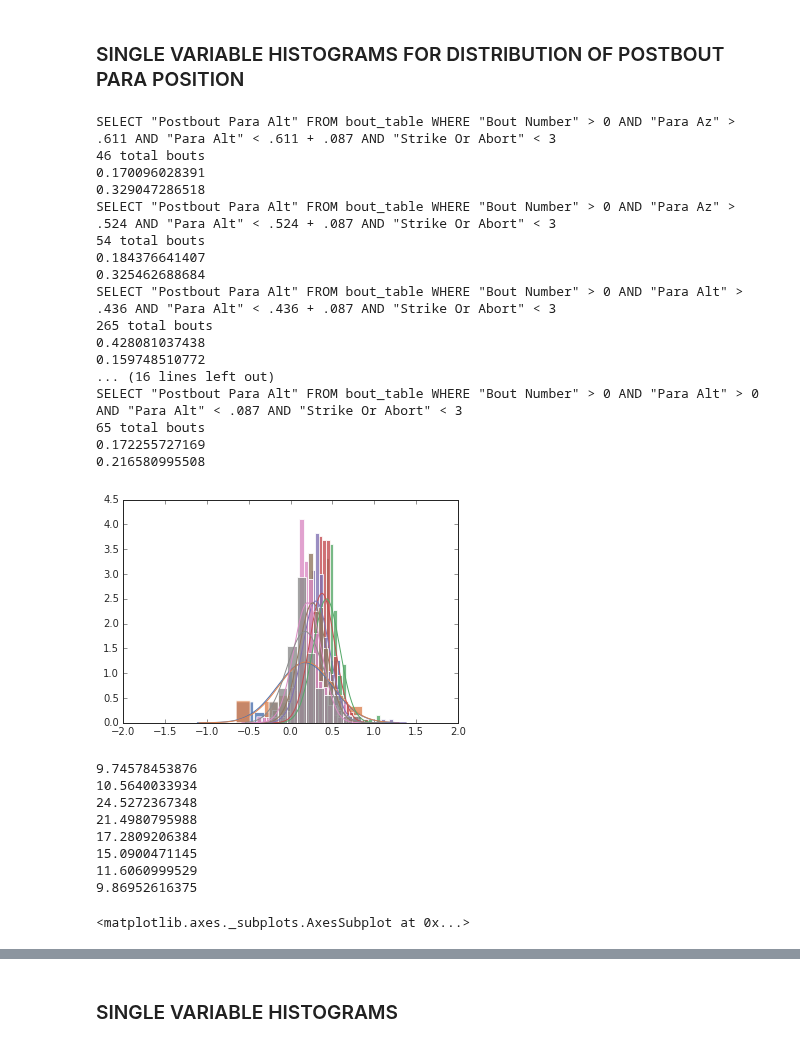
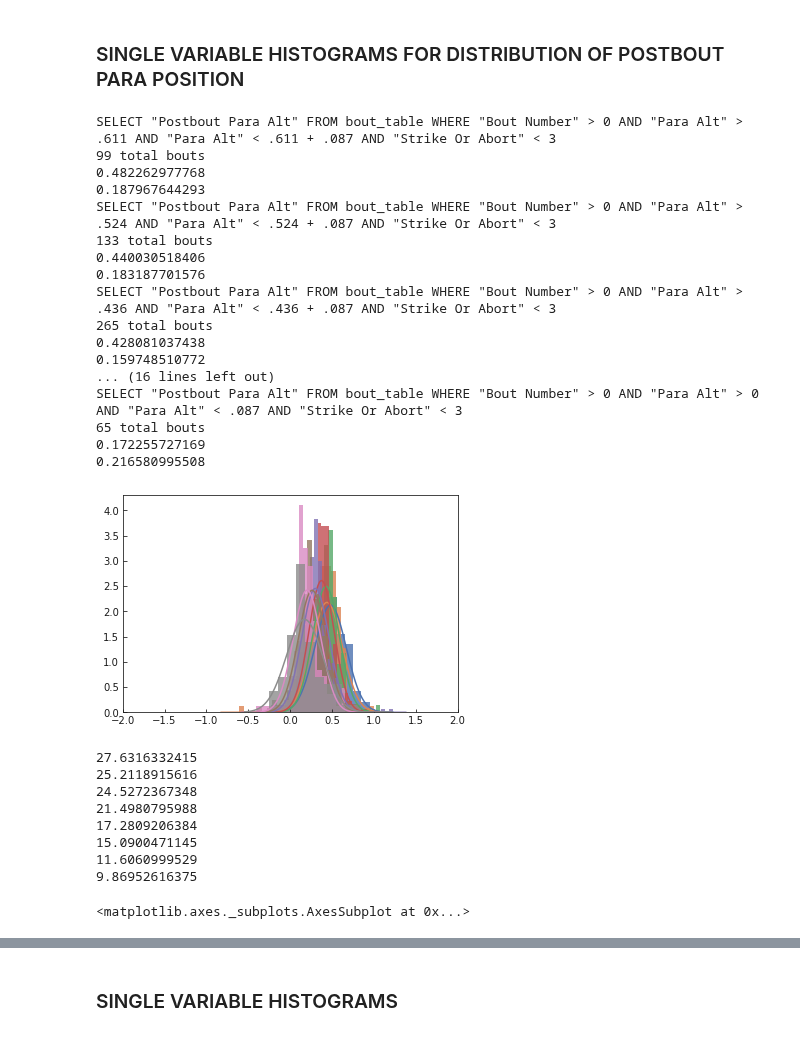
Before and after one commit to elifesciences-publications/PreycapMaster, a Jupyter notebook: BDB_Plot.ipynb, the cells around one changed output, grey strips where cells are left out. Cells and saved outputs as stored; diff of their text form; code cells hidden in the pictures.

```diff
--- a/BDB_Plot.ipynb
+++ b/BDB_Plot.ipynb
@@ -15,11 +15,11 @@ cp = sb.color_palette()
 #sb.set_style('whitegrid')
 sb.reset_orig()
 #sb.set_style('whitegrid')
-sb.set_style('white')
+#sb.set_style('white')
 sb.axes_style({'ytick.right':False})
 #sb.set_style("ticks", {"xtick.major.size": -1, "ytick.major.size": -1})
 #sb.set_style({'xtick.minor.size': 0})
-sb.set_style({"xtick.direction": "in","ytick.direction": "in", 'ytick.right':False, 'ytick.left': False})
+sb.set_style({"xtick.direction": "in","ytick.direction": "in", 'ytick.right':False})
 import matplotlib
 %matplotlib inline
 matplotlib.rcParams['pdf.fonttype'] = 42
@@ -1161,8 +1381,8 @@ Az Means
 # %% [markdown]
 ### SINGLE VARIABLE HISTOGRAMS FOR DISTRIBUTION OF POSTBOUT PARA POSITION
 # %%
-p0, d0 = bdsim_raw.single_hist('"Postbout Para Alt"', '"Bout Number" > 0 AND "Para Az" > .611 AND "Para Alt" < .611 + .087 AND "Strike Or Abort" < 3', cp[0])
-p1, d1 = bdsim_raw.single_hist('"Postbout Para Alt"', '"Bout Number" > 0 AND "Para Az" > .524 AND "Para Alt" < .524 + .087 AND "Strike Or Abort" < 3', cp[1])
+p0, d0 = bdsim_raw.single_hist('"Postbout Para Alt"', '"Bout Number" > 0 AND "Para Alt" > .611 AND "Para Alt" < .611 + .087 AND "Strike Or Abort" < 3', cp[0])
+p1, d1 = bdsim_raw.single_hist('"Postbout Para Alt"', '"Bout Number" > 0 AND "Para Alt" > .524 AND "Para Alt" < .524 + .087 AND "Strike Or Abort" < 3', cp[1])
 p2, d2 = bdsim_raw.single_hist('"Postbout Para Alt"', '"Bout Number" > 0 AND "Para Alt" > .436 AND "Para Alt" < .436 + .087 AND "Strike Or Abort" < 3', cp[2])
 p3, d3 = bdsim_raw.single_hist('"Postbout Para Alt"', '"Bout Number" > 0 AND "Para Alt" > .349 AND "Para Alt" < .349 + .087 AND "Strike Or Abort" < 3', cp[3])
 p4, d4 = bdsim_raw.single_hist('"Postbout Para Alt"', '"Bout Number" > 0 AND "Para Alt" > .262 AND "Para Alt" < .262 + .087 AND "Strike Or Abort" < 3', cp[4])
@@ -1172,44 +1392,44 @@ p7, d7 = bdsim_raw.single_hist('"Postbout Para Alt"', '"Bout Number" > 0 AND "Pa
 pl.show()
 
 print np.mean(np.degrees(d0))
 print np.mean(np.degrees(d1))
 print np.mean(np.degrees(d2))
 print np.mean(np.degrees(d3))
 print np.mean(np.degrees(d4))
 print np.mean(np.degrees(d5))
 print np.mean(np.degrees(d6))
 print np.mean(np.degrees(d7))
 
 
 sb.kdeplot(np.degrees(d0), color=cp[7])
 sb.kdeplot(np.degrees(d1), color=cp[6])
 sb.kdeplot(np.degrees(d2), color=cp[5])
 sb.kdeplot(np.degrees(d3), color=cp[4])
 sb.kdeplot(np.degrees(d4), color=cp[3])
 sb.kdeplot(np.degrees(d5), color=cp[2])
 sb.kdeplot(np.degrees(d6), color=cp[1])
 sb.kdeplot(np.degrees(d7), color=cp[0])
 # %% [output]
-SELECT "Postbout Para Alt" FROM bout_table WHERE "Bout Number" > 0 AND "Para Az" > .611 AND "Para Alt" < .611 + .087 AND "Strike Or Abort" < 3
-46 total bouts
-0.170096028391
-0.329047286518
-SELECT "Postbout Para Alt" FROM bout_table WHERE "Bout Number" > 0 AND "Para Az" > .524 AND "Para Alt" < .524 + .087 AND "Strike Or Abort" < 3
-54 total bouts
-0.184376641407
-0.325462688684
+SELECT "Postbout Para Alt" FROM bout_table WHERE "Bout Number" > 0 AND "Para Alt" > .611 AND "Para Alt" < .611 + .087 AND "Strike Or Abort" < 3
+99 total bouts
+0.482262977768
+0.187967644293
+SELECT "Postbout Para Alt" FROM bout_table WHERE "Bout Number" > 0 AND "Para Alt" > .524 AND "Para Alt" < .524 + .087 AND "Strike Or Abort" < 3
+133 total bouts
+0.440030518406
+0.183187701576
 SELECT "Postbout Para Alt" FROM bout_table WHERE "Bout Number" > 0 AND "Para Alt" > .436 AND "Para Alt" < .436 + .087 AND "Strike Or Abort" < 3
 265 total bouts
 0.428081037438
 0.159748510772
 ... (16 lines left out)
 SELECT "Postbout Para Alt" FROM bout_table WHERE "Bout Number" > 0 AND "Para Alt" > 0 AND "Para Alt" < .087 AND "Strike Or Abort" < 3
 65 total bouts
 0.172255727169
 0.216580995508
-[figure, old version]
+[figure, new version]
-9.74578453876
-10.5640033934
+27.6316332415
+25.2118915616
 24.5272367348
 21.4980795988
 17.2809206384
```
Also changed, not shown: parts of 8 cells of this notebook, 6 other files.
